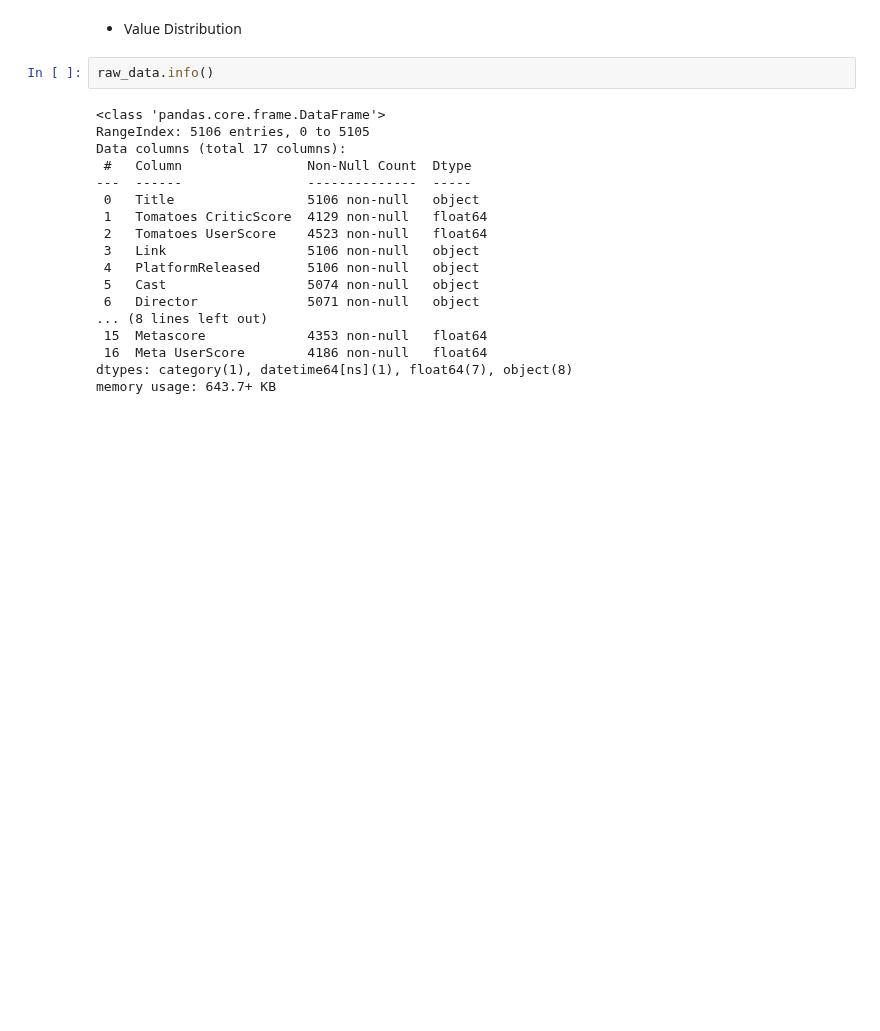
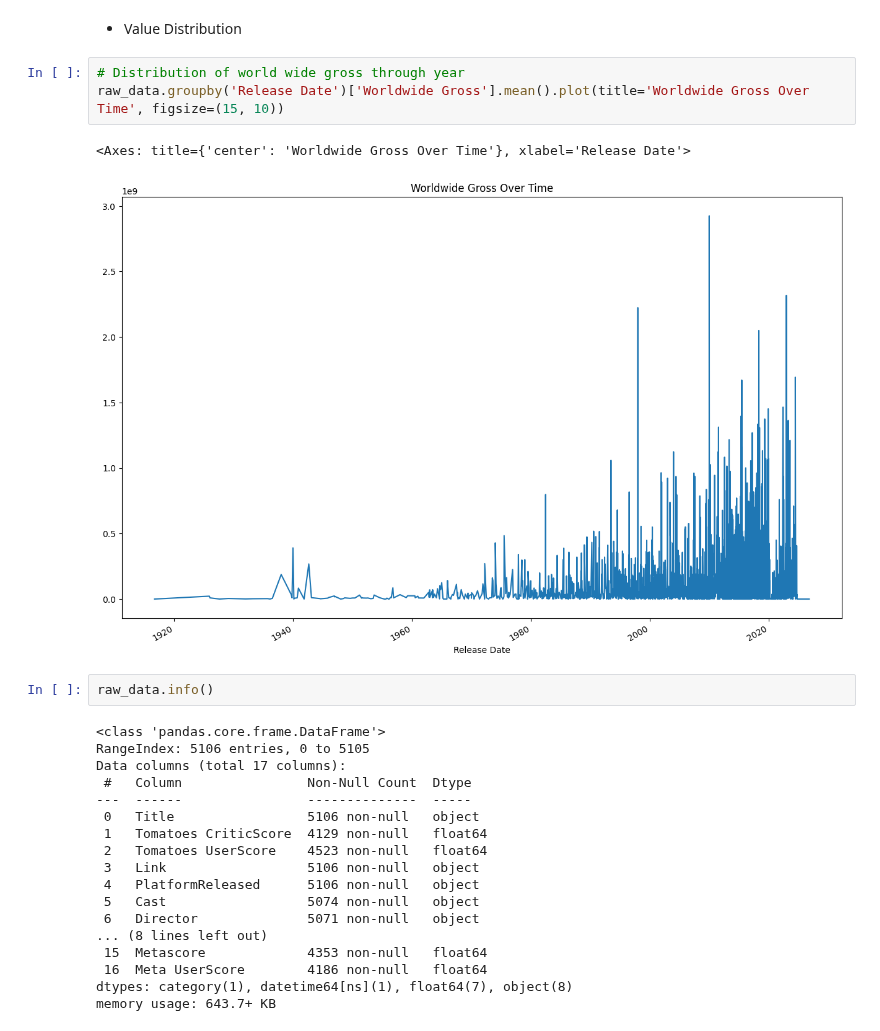
Before and after one commit to truongthuankiet1990gmailcom/Intro2DS---HCMUS---2024, a Jupyter notebook: 22127148_22127224_22127257_22127492.ipynb, the cells around one changed output. Drawn from its saved outputs; the diff is of its cells as text; blank space fills up the shorter version.

```diff
--- a/22127148_22127224_22127257_22127492.ipynb
+++ b/22127148_22127224_22127257_22127492.ipynb
@@ -781,5 +798,11 @@ Phew, there is no missing value
 # %% [markdown]
 + Value Distribution
+# %%
+# Distribution of world wide gross through year
+raw_data.groupby('Release Date')['Worldwide Gross'].mean().plot(title='Worldwide Gross Over Time', figsize=(15, 10))
+# %% [output]
+<Axes: title={'center': 'Worldwide Gross Over Time'}, xlabel='Release Date'>
+[figure, added]
 # %%
 raw_data.info()
 # %% [output]
```
Also changed, not shown: parts of 46 cells of this notebook.
